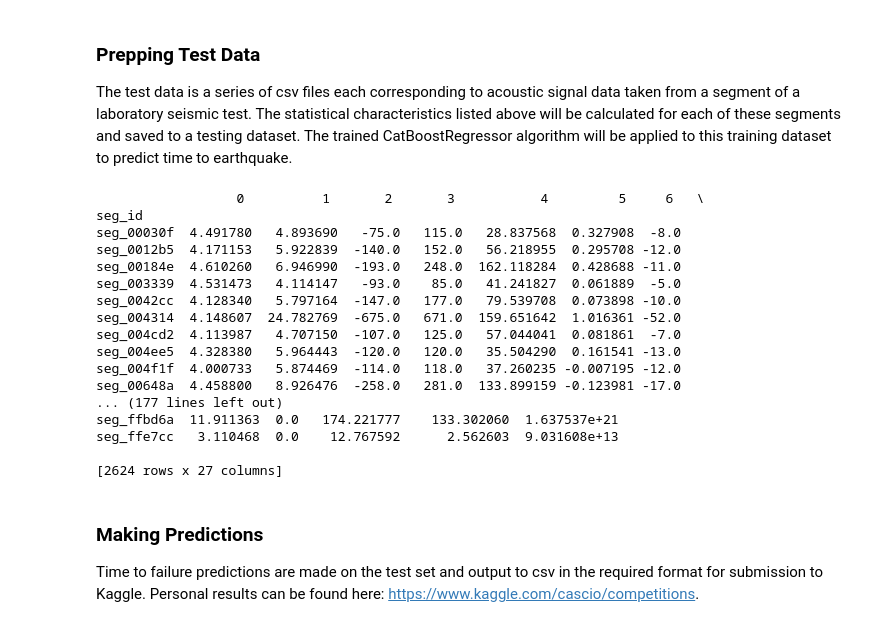
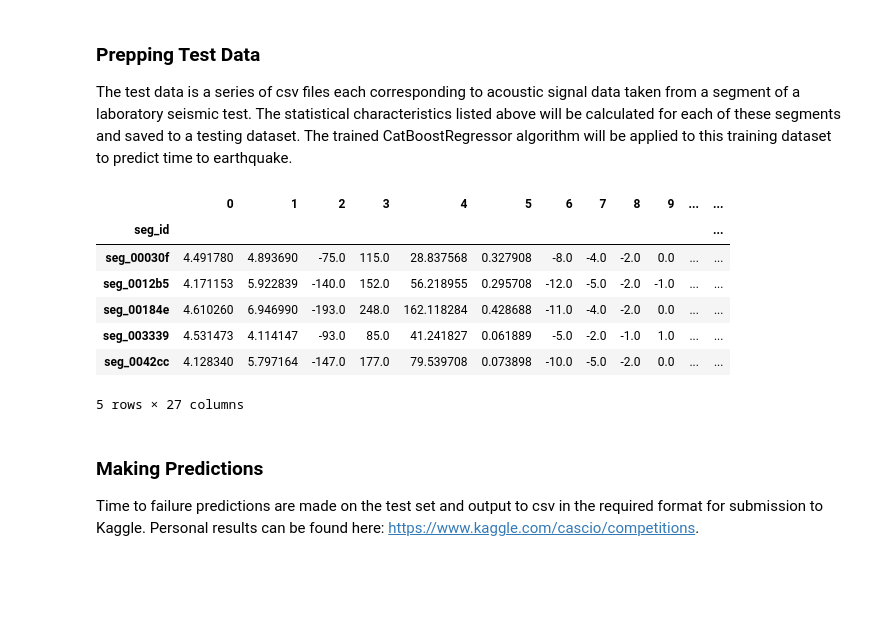
Before and after one commit to cascio/Kaggle-Competitions, a Jupyter notebook: LANL-Earthquake-Prediction/LANL Earthquake Prediction with CatBoostRegressor.ipynb, the cells around one changed output. Drawn from its saved outputs; the diff is of its cells as text; code cells hidden in the pictures; blank space fills up the shorter version.

```diff
--- a/LANL-Earthquake-Prediction/LANL Earthquake Prediction with CatBoostRegressor.ipynb
+++ b/LANL-Earthquake-Prediction/LANL Earthquake Prediction with CatBoostRegressor.ipynb
@@ -20,7 +20,7 @@ from sklearn.model_selection import train_test_split
 # %% [markdown]
 ### Loading Training Set:
 # %%
-train = pd.read_csv('train.csv', iterator=True, chunksize=150_000, dtype={'acoustic_data': np.int16, 'time_to_failure': np.float64})
+train = pd.read_csv('data/train.csv', iterator=True, chunksize=150_000, dtype={'acoustic_data': np.int16, 'time_to_failure': np.float64})
 # %% [markdown]
 ### Generate Statistical Features of 150,000 Sample Signal Chunks
 The training dataset is divided into chucks of 150,000 observations and a series of statistical properties are calculated for each. The CatBoostRegressor algorithim will find patterns in these statistical properties.
@@ -81,7 +81,7 @@ The following code implements the CatBoostRegressor algorithm. Mean Average Erro
 X_train, X_val, y_train, y_val = train_test_split(X, y, train_size=0.75)
 
 cbr = CatBoostRegressor(iterations=10000, loss_function='MAE', boosting_type='Ordered')
-cbr.fit(X_train, y_train, eval_set=(X_val, y_val),plot=True)
+cbr.fit(X_train, y_train, eval_set=(X_val, y_val), verbose = False, plot=True)
 cbr.best_score_
 # %% [output]
 [interactive output not drawn]
@@ -109,32 +92,22 @@ MetricVisualizer(layout=Layout(align_self='stretch', height='500px'))
 ### Prepping Test Data
 The test data is a series of csv files each corresponding to acoustic signal data taken from a segment of a laboratory seismic test. The statistical characteristics listed above will be calculated for each of these segments and saved to a testing dataset. The trained CatBoostRegressor algorithm will be applied to this training dataset to predict time to earthquake.
 # %%
-submission = pd.read_csv('sample_submission.csv', index_col='seg_id')
+submission = pd.read_csv('data/sample_submission.csv', index_col='seg_id')
 # %%
 X_test = pd.DataFrame(columns=X_train.columns, dtype=np.float64, index=submission.index)
 for seg_id in X_test.index:
-    seg = pd.read_csv('~/git/Kaggle Earthquake/test/' + seg_id + '.csv')
+    seg = pd.read_csv('data/test/' + seg_id + '.csv')
     X_test.loc[seg_id] = gen_features(seg)
-
-print(X_test)
+X_test.head(5)
 # %% [output]
+|  | 0 | 1 | 2 | 3 | 4 | 5 | 6 | 7 | 8 | 9 | ... | ... |
+| seg_id |  |  |  |  |  |  |  |  |  |  |  | ... |
+| seg_00030f | 4.491780 | 4.893690 | -75.0 | 115.0 | 28.837568 | 0.327908 | -8.0 | -4.0 | -2.0 | 0.0 | ... | ... |
+| seg_0012b5 | 4.171153 | 5.922839 | -140.0 | 152.0 | 56.218955 | 0.295708 | -12.0 | -5.0 | -2.0 | -1.0 | ... | ... |
+| seg_00184e | 4.610260 | 6.946990 | -193.0 | 248.0 | 162.118284 | 0.428688 | -11.0 | -4.0 | -2.0 | 0.0 | ... | ... |
+| seg_003339 | 4.531473 | 4.114147 | -93.0 | 85.0 | 41.241827 | 0.061889 | -5.0 | -2.0 | -1.0 | 1.0 | ... | ... |
+| seg_0042cc | 4.128340 | 5.797164 | -147.0 | 177.0 | 79.539708 | 0.073898 | -10.0 | -5.0 | -2.0 | 0.0 | ... | ... |
-                  0          1       2       3           4         5     6   \
-seg_id
-seg_00030f  4.491780   4.893690   -75.0   115.0   28.837568  0.327908  -8.0
-seg_0012b5  4.171153   5.922839  -140.0   152.0   56.218955  0.295708 -12.0
-seg_00184e  4.610260   6.946990  -193.0   248.0  162.118284  0.428688 -11.0
-seg_003339  4.531473   4.114147   -93.0    85.0   41.241827  0.061889  -5.0
-seg_0042cc  4.128340   5.797164  -147.0   177.0   79.539708  0.073898 -10.0
-seg_004314  4.148607  24.782769  -675.0   671.0  159.651642  1.016361 -52.0
-seg_004cd2  4.113987   4.707150  -107.0   125.0   57.044041  0.081861  -7.0
-seg_004ee5  4.328380   5.964443  -120.0   120.0   35.504290  0.161541 -13.0
-seg_004f1f  4.000733   5.874469  -114.0   118.0   37.260235 -0.007195 -12.0
-seg_00648a  4.458800   8.926476  -258.0   281.0  133.899159 -0.123981 -17.0
-... (177 lines left out)
-seg_ffbd6a  11.911363  0.0   174.221777    133.302060  1.637537e+21
-seg_ffe7cc   3.110468  0.0    12.767592      2.562603  9.031608e+13
-
-[2624 rows x 27 columns]
+5 rows × 27 columns
 # %% [markdown]
 ### Making Predictions
 Time to failure predictions are made on the test set and output to csv in the required format for submission to Kaggle. Personal results can be found here: https://www.kaggle.com/cascio/competitions.
```
Also changed, not shown: parts of 2 cells of this notebook, 4 other files.
